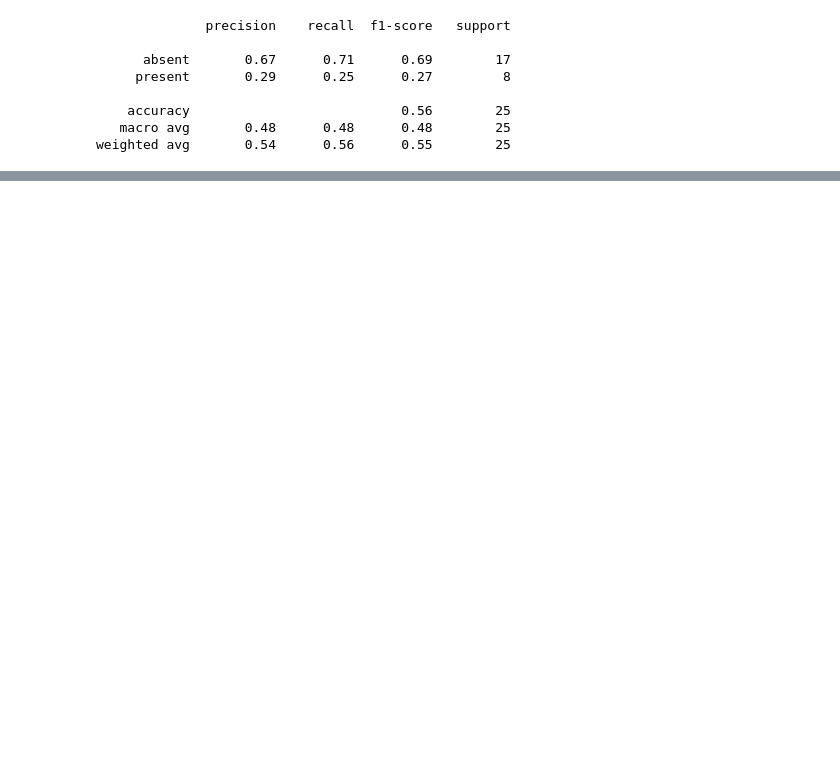
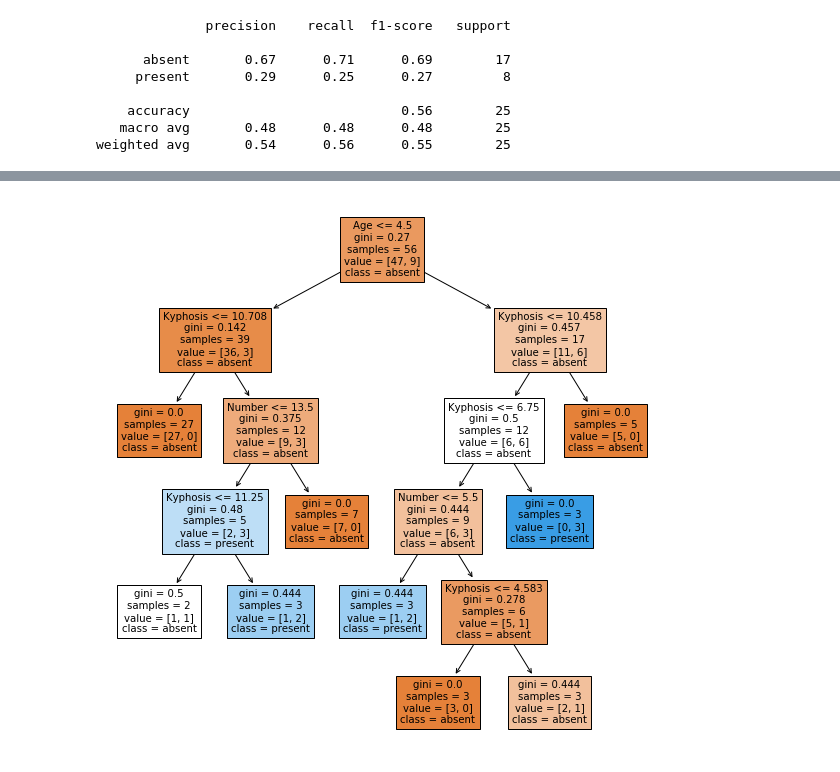
Before and after one commit to ngtinc21/Machine-Learning-Algorithms, a Jupyter notebook: Decision Tree Algorithm - Classification Example.ipynb, the cells around one changed output, grey strips where cells are left out. Cells and saved outputs as stored; diff of their text form; code cells hidden in the pictures; blank space fills up the shorter version.

```diff
--- a/Decision Tree Algorithm - Classification Example.ipynb
+++ b/Decision Tree Algorithm - Classification Example.ipynb
@@ -168,0 +258,10 @@ Image(graph.create_png())
+# %%
+# A better method to plot the decision tree than the above one!!
+plt.figure(figsize=(10,10))
+
+features = df.columns
+tree.plot_tree(model_1,feature_names=features,class_names=classes,filled=True)
+plt.show()
+# plt.savefig('decision_tree_prepruning.pdf')
+# %% [output]
+[figure, added]
```
Also changed, not shown: parts of 27 cells of this notebook, 3 other files.
